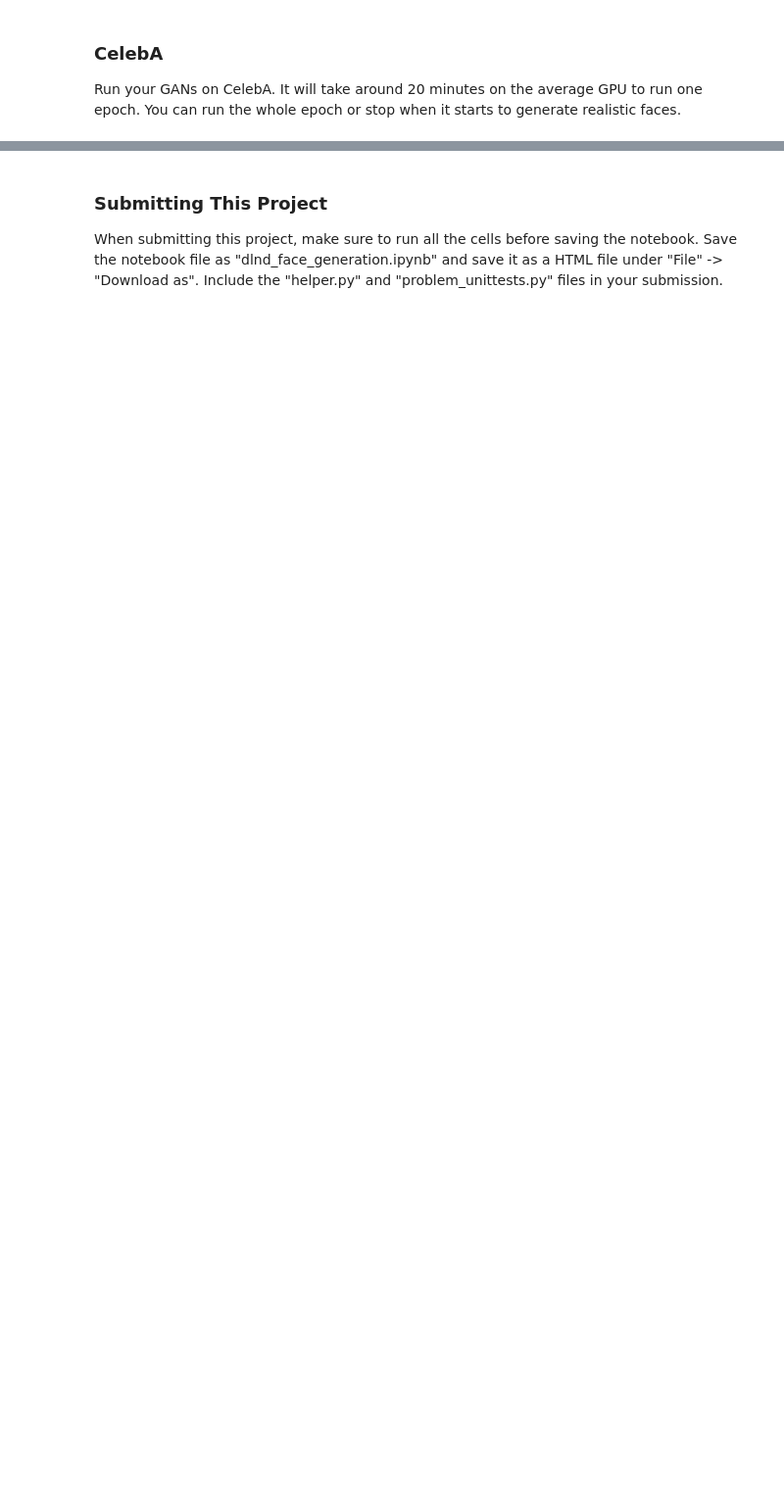
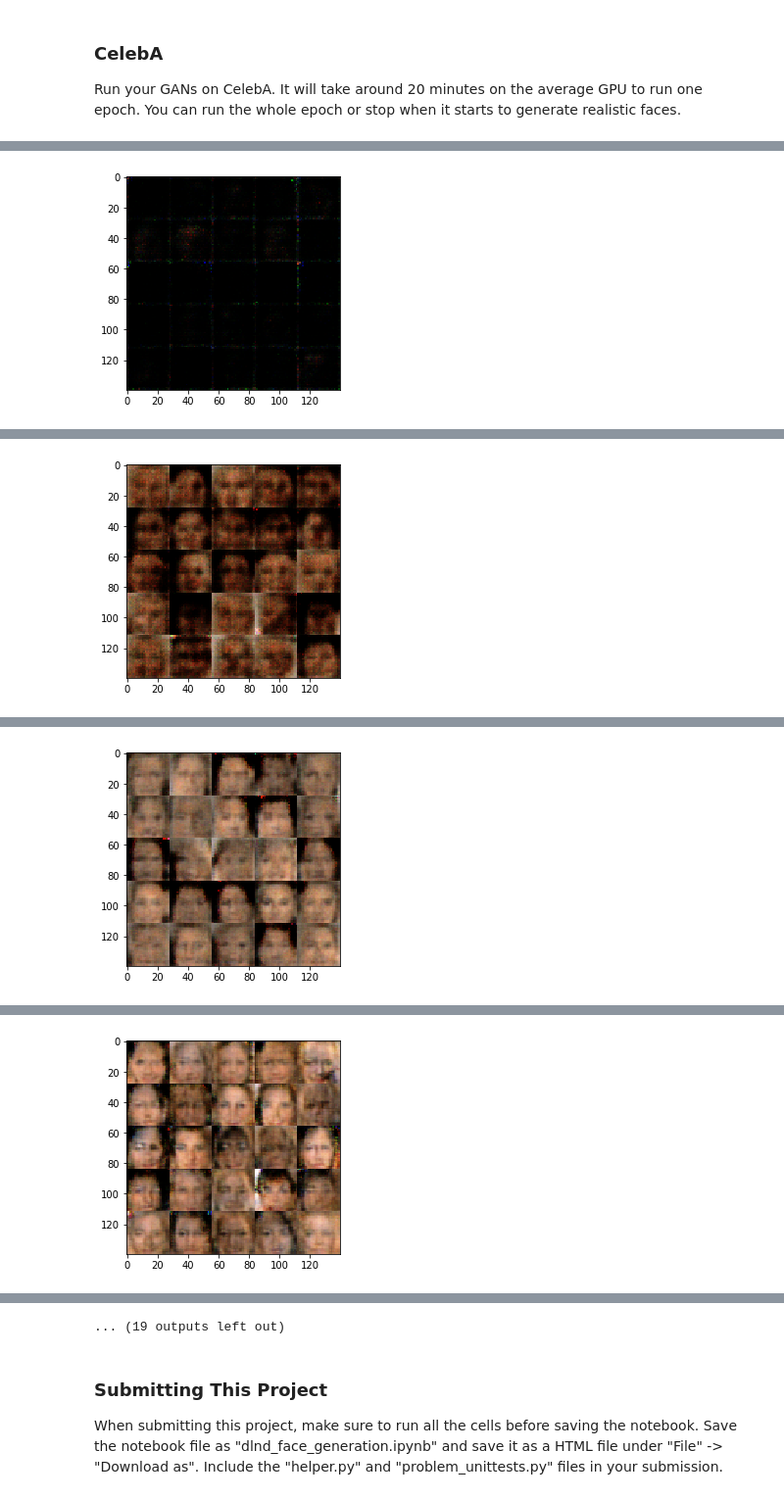
Before and after one commit to cbrands/face_generation, a Jupyter notebook: dlnd_face_generation.ipynb, the cells around one changed output, grey strips where cells are left out. Shown at 98% size. Drawn from its saved outputs; the diff is of its cells as text; code cells hidden in the pictures; blank space fills up the shorter version.

```diff
--- a/dlnd_face_generation.ipynb
+++ b/dlnd_face_generation.ipynb
@@ -294,10 +489,10 @@ with tf.Graph().as_default():
 ### CelebA
 Run your GANs on CelebA.  It will take around 20 minutes on the average GPU to run one epoch.  You can run the whole epoch or stop when it starts to generate realistic faces.
 # %%
-batch_size = None
-z_dim = None
-learning_rate = None
-beta1 = None
+batch_size = 128
+z_dim = 150
+learning_rate = 0.0008
+beta1 = 0.5
 
 
 """
@@ -309,3 +504,4 @@ celeba_dataset = helper.Dataset('celeba', glob(os.path.join(data_dir, 'img_align
 with tf.Graph().as_default():
     train(epochs, batch_size, z_dim, learning_rate, beta1, celeba_dataset.get_batches,
           celeba_dataset.shape, celeba_dataset.image_mode)
+# %% [output]
@@ -311,0 +518 @@ with tf.Graph().as_default():
+[figure, added]
@@ -311,0 +529 @@ with tf.Graph().as_default():
+[figure, added]
@@ -311,0 +540 @@ with tf.Graph().as_default():
+[figure, added]
@@ -311,0 +551 @@ with tf.Graph().as_default():
+[figure, added]
@@ -312,3 +574,4 @@ with tf.Graph().as_default():
+... (19 outputs left out)
 # %% [markdown]
 ### Submitting This Project
 When submitting this project, make sure to run all the cells before saving the notebook. Save the notebook file as "dlnd_face_generation.ipynb" and save it as a HTML file under "File" -> "Download as". Include the "helper.py" and "problem_unittests.py" files in your submission.
```
Also changed, not shown: parts of 9 cells of this notebook, 1 other file.
